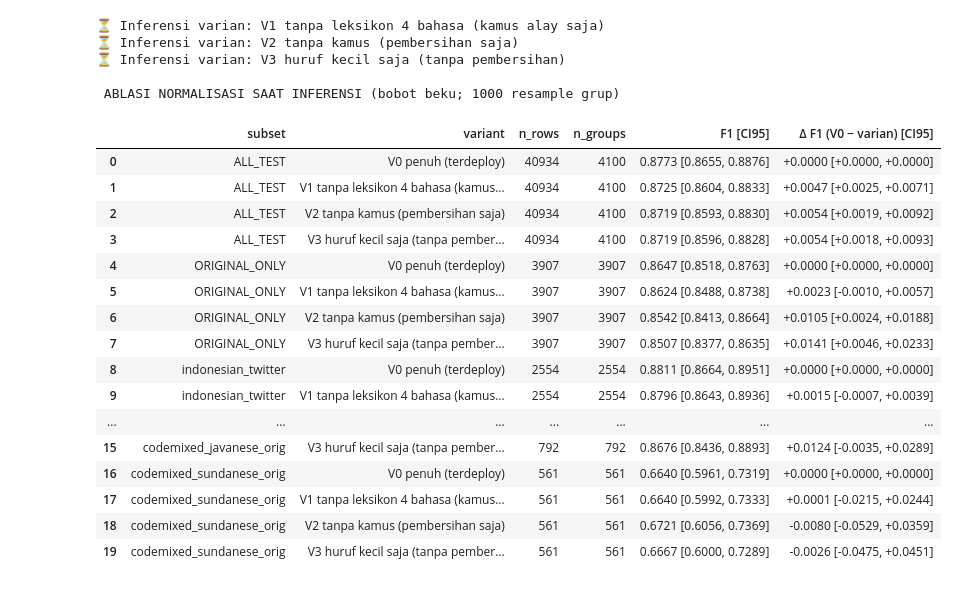
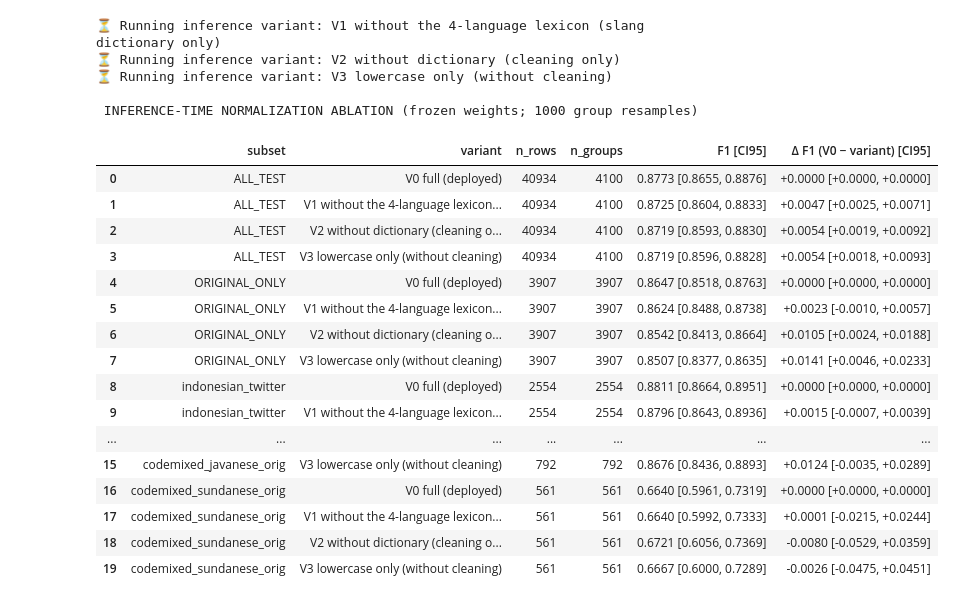
Before and after one commit to michaelrespati/HateGuard_NLP, a Jupyter notebook: source/HateGuard_Training_Final.ipynb, the cells around one changed output. Drawn from its saved outputs; the diff is of its cells as text; code cells hidden in the pictures.

Commit message:
HateGuard Natural Language Processing

```diff
--- a/source/HateGuard_Training_Final.ipynb
+++ b/source/HateGuard_Training_Final.ipynb
@@ -1594,15 +1661,14 @@ Seluruh hasil dilaporkan sebagai bagian dari evaluasi pengaruh normalisasi terha
 # %%
-
-# CELL 9 — ABLASI NORMALISASI SAAT INFERENSI (V0..V3), PAIRED GROUPED BOOTSTRAP
+# CELL 9 — INFERENCE-TIME NORMALIZATION ABLATION (V0..V3), PAIRED GROUPED BOOTSTRAP
 
 ABL_VARIANTS = {
-    "V1 tanpa leksikon 4 bahasa (kamus alay saja)": lambda s: clean_text(s, alay_only_dict),
-    "V2 tanpa kamus (pembersihan saja)":            lambda s: clean_text(s, {}),
-    "V3 huruf kecil saja (tanpa pembersihan)":      lambda s: str(s).lower(),
+    "V1 without the 4-language lexicon (slang dictionary only)": lambda s: clean_text(s, alay_only_dict),
+    "V2 without dictionary (cleaning only)":                  lambda s: clean_text(s, {}),
+    "V3 lowercase only (without cleaning)":                   lambda s: str(s).lower(),
 }
-abl_cols = {"V0 penuh (terdeploy)": "y_pred_binary"}
+abl_cols = {"V0 full (deployed)": "y_pred_binary"}
 for vname, fn in ABL_VARIANTS.items():
-    print(f"⏳ Inferensi varian: {vname}")
+    print(f"⏳ Running inference variant: {vname}")
     texts_v = [fn(s) for s in df_test_eval["Tweet"].tolist()]
     lg_v = core.logits_fp32(texts_v, tokenizer, model, device, CONFIG["max_length"], CONFIG["padding_strategy"], batch_size=LOGIT_BATCH)
     col = "y_pred_" + vname.split()[0]
@@ -1611,55 +1677,55 @@ for vname, fn in ABL_VARIANTS.items():
 
 ABL_SUBSETS = {
     "ALL_TEST": df_test_eval,
     "ORIGINAL_ONLY": df_test_eval[df_test_eval["is_original"]],
     "indonesian_twitter": df_test_eval[df_test_eval["source_domain"] == "indonesian_twitter"],
     "codemixed_javanese_orig": df_test_eval[df_test_eval["source_domain"] == "codemixed_javanese_orig"],
     "codemixed_sundanese_orig": df_test_eval[df_test_eval["source_domain"] == "codemixed_sundanese_orig"],
 }
 abl_rows = []
 for sname, d in ABL_SUBSETS.items():
     yt, gg = d["y_true"].to_numpy(), d["group_id"].to_numpy()
     for vname, col in abl_cols.items():
         m = grouped_bootstrap_metrics(yt, d[col].to_numpy(), gg, EVAL_CONFIG["n_bootstrap"], EVAL_CONFIG["bootstrap_seed"])
         if col == "y_pred_binary":
             dl = {"f1": {"delta_point": 0.0, "lo": 0.0, "hi": 0.0}, "accuracy": {"delta_point": 0.0, "lo": 0.0, "hi": 0.0}}
         else:
             dl = paired_grouped_bootstrap_delta(yt, d["y_pred_binary"].to_numpy(), d[col].to_numpy(), gg,
                                                 EVAL_CONFIG["n_bootstrap"], EVAL_CONFIG["bootstrap_seed"])
         abl_rows.append({"subset": sname, "variant": vname, "n_rows": int(len(d)), "n_groups": int(pd.Series(gg).nunique()),
                          "accuracy": m["accuracy"]["point"], "accuracy_lo": m["accuracy"]["lo"], "accuracy_hi": m["accuracy"]["hi"],
                          "f1": m["f1"]["point"], "f1_lo": m["f1"]["lo"], "f1_hi": m["f1"]["hi"],
                          "delta_f1_V0_minus_variant": dl["f1"]["delta_point"],
                          "delta_f1_lo": dl["f1"]["lo"], "delta_f1_hi": dl["f1"]["hi"],
                          "delta_acc_V0_minus_variant": dl["accuracy"]["delta_point"]})
 ablation_norm_df = pd.DataFrame(abl_rows)
 disp = ablation_norm_df.copy()
 disp["F1 [CI95]"] = disp.apply(lambda r: f"{r['f1']:.4f} [{r['f1_lo']:.4f}, {r['f1_hi']:.4f}]", axis=1)
-disp["Δ F1 (V0 − varian) [CI95]"] = disp.apply(lambda r: f"{r['delta_f1_V0_minus_variant']:+.4f} [{r['delta_f1_lo']:+.4f}, {r['delta_f1_hi']:+.4f}]", axis=1)
-print("\n ABLASI NORMALISASI SAAT INFERENSI (bobot beku; 1000 resample grup) ")
-display(disp[["subset", "variant", "n_rows", "n_groups", "F1 [CI95]", "Δ F1 (V0 − varian) [CI95]"]])
+disp["Δ F1 (V0 − variant) [CI95]"] = disp.apply(lambda r: f"{r['delta_f1_V0_minus_variant']:+.4f} [{r['delta_f1_lo']:+.4f}, {r['delta_f1_hi']:+.4f}]", axis=1)
+print("\n INFERENCE-TIME NORMALIZATION ABLATION (frozen weights; 1000 group resamples) ")
+display(disp[["subset", "variant", "n_rows", "n_groups", "F1 [CI95]", "Δ F1 (V0 − variant) [CI95]"]])
 ablation_norm_df.to_csv(os.path.join(RESULTS_DIR, "ablation_inference_normalization.csv"), index=False)
 # %% [output]
-⏳ Inferensi varian: V1 tanpa leksikon 4 bahasa (kamus alay saja)
-⏳ Inferensi varian: V2 tanpa kamus (pembersihan saja)
-⏳ Inferensi varian: V3 huruf kecil saja (tanpa pembersihan)
+⏳ Running inference variant: V1 without the 4-language lexicon (slang dictionary only)
+⏳ Running inference variant: V2 without dictionary (cleaning only)
+⏳ Running inference variant: V3 lowercase only (without cleaning)
 
- ABLASI NORMALISASI SAAT INFERENSI (bobot beku; 1000 resample grup)
+ INFERENCE-TIME NORMALIZATION ABLATION (frozen weights; 1000 group resamples)
-|  | subset | variant | n_rows | n_groups | F1 [CI95] | Δ F1 (V0 − varian) [CI95] |
-| 0 | ALL_TEST | V0 penuh (terdeploy) | 40934 | 4100 | 0.8773 [0.8655, 0.8876] | +0.0000 [+0.0000, +0.0000] |
-| 1 | ALL_TEST | V1 tanpa leksikon 4 bahasa (kamus... | 40934 | 4100 | 0.8725 [0.8604, 0.8833] | +0.0047 [+0.0025, +0.0071] |
-| 2 | ALL_TEST | V2 tanpa kamus (pembersihan saja) | 40934 | 4100 | 0.8719 [0.8593, 0.8830] | +0.0054 [+0.0019, +0.0092] |
-| 3 | ALL_TEST | V3 huruf kecil saja (tanpa pember... | 40934 | 4100 | 0.8719 [0.8596, 0.8828] | +0.0054 [+0.0018, +0.0093] |
-| 4 | ORIGINAL_ONLY | V0 penuh (terdeploy) | 3907 | 3907 | 0.8647 [0.8518, 0.8763] | +0.0000 [+0.0000, +0.0000] |
-| 5 | ORIGINAL_ONLY | V1 tanpa leksikon 4 bahasa (kamus... | 3907 | 3907 | 0.8624 [0.8488, 0.8738] | +0.0023 [-0.0010, +0.0057] |
-| 6 | ORIGINAL_ONLY | V2 tanpa kamus (pembersihan saja) | 3907 | 3907 | 0.8542 [0.8413, 0.8664] | +0.0105 [+0.0024, +0.0188] |
-| 7 | ORIGINAL_ONLY | V3 huruf kecil saja (tanpa pember... | 3907 | 3907 | 0.8507 [0.8377, 0.8635] | +0.0141 [+0.0046, +0.0233] |
-| 8 | indonesian_twitter | V0 penuh (terdeploy) | 2554 | 2554 | 0.8811 [0.8664, 0.8951] | +0.0000 [+0.0000, +0.0000] |
-| 9 | indonesian_twitter | V1 tanpa leksikon 4 bahasa (kamus... | 2554 | 2554 | 0.8796 [0.8643, 0.8936] | +0.0015 [-0.0007, +0.0039] |
+|  | subset | variant | n_rows | n_groups | F1 [CI95] | Δ F1 (V0 − variant) [CI95] |
+| 0 | ALL_TEST | V0 full (deployed) | 40934 | 4100 | 0.8773 [0.8655, 0.8876] | +0.0000 [+0.0000, +0.0000] |
+| 1 | ALL_TEST | V1 without the 4-language lexicon... | 40934 | 4100 | 0.8725 [0.8604, 0.8833] | +0.0047 [+0.0025, +0.0071] |
+| 2 | ALL_TEST | V2 without dictionary (cleaning o... | 40934 | 4100 | 0.8719 [0.8593, 0.8830] | +0.0054 [+0.0019, +0.0092] |
+| 3 | ALL_TEST | V3 lowercase only (without cleaning) | 40934 | 4100 | 0.8719 [0.8596, 0.8828] | +0.0054 [+0.0018, +0.0093] |
+| 4 | ORIGINAL_ONLY | V0 full (deployed) | 3907 | 3907 | 0.8647 [0.8518, 0.8763] | +0.0000 [+0.0000, +0.0000] |
+| 5 | ORIGINAL_ONLY | V1 without the 4-language lexicon... | 3907 | 3907 | 0.8624 [0.8488, 0.8738] | +0.0023 [-0.0010, +0.0057] |
+| 6 | ORIGINAL_ONLY | V2 without dictionary (cleaning o... | 3907 | 3907 | 0.8542 [0.8413, 0.8664] | +0.0105 [+0.0024, +0.0188] |
+| 7 | ORIGINAL_ONLY | V3 lowercase only (without cleaning) | 3907 | 3907 | 0.8507 [0.8377, 0.8635] | +0.0141 [+0.0046, +0.0233] |
+| 8 | indonesian_twitter | V0 full (deployed) | 2554 | 2554 | 0.8811 [0.8664, 0.8951] | +0.0000 [+0.0000, +0.0000] |
+| 9 | indonesian_twitter | V1 without the 4-language lexicon... | 2554 | 2554 | 0.8796 [0.8643, 0.8936] | +0.0015 [-0.0007, +0.0039] |
 | ... | ... | ... | ... | ... | ... | ... |
-| 15 | codemixed_javanese_orig | V3 huruf kecil saja (tanpa pember... | 792 | 792 | 0.8676 [0.8436, 0.8893] | +0.0124 [-0.0035, +0.0289] |
-| 16 | codemixed_sundanese_orig | V0 penuh (terdeploy) | 561 | 561 | 0.6640 [0.5961, 0.7319] | +0.0000 [+0.0000, +0.0000] |
-| 17 | codemixed_sundanese_orig | V1 tanpa leksikon 4 bahasa (kamus... | 561 | 561 | 0.6640 [0.5992, 0.7333] | +0.0001 [-0.0215, +0.0244] |
-| 18 | codemixed_sundanese_orig | V2 tanpa kamus (pembersihan saja) | 561 | 561 | 0.6721 [0.6056, 0.7369] | -0.0080 [-0.0529, +0.0359] |
-| 19 | codemixed_sundanese_orig | V3 huruf kecil saja (tanpa pember... | 561 | 561 | 0.6667 [0.6000, 0.7289] | -0.0026 [-0.0475, +0.0451] |
+| 15 | codemixed_javanese_orig | V3 lowercase only (without cleaning) | 792 | 792 | 0.8676 [0.8436, 0.8893] | +0.0124 [-0.0035, +0.0289] |
+| 16 | codemixed_sundanese_orig | V0 full (deployed) | 561 | 561 | 0.6640 [0.5961, 0.7319] | +0.0000 [+0.0000, +0.0000] |
+| 17 | codemixed_sundanese_orig | V1 without the 4-language lexicon... | 561 | 561 | 0.6640 [0.5992, 0.7333] | +0.0001 [-0.0215, +0.0244] |
+| 18 | codemixed_sundanese_orig | V2 without dictionary (cleaning o... | 561 | 561 | 0.6721 [0.6056, 0.7369] | -0.0080 [-0.0529, +0.0359] |
+| 19 | codemixed_sundanese_orig | V3 lowercase only (without cleaning) | 561 | 561 | 0.6667 [0.6000, 0.7289] | -0.0026 [-0.0475, +0.0451] |
 # %% [markdown]
```
Also changed, not shown: parts of 26 cells of this notebook, 1 other file.
